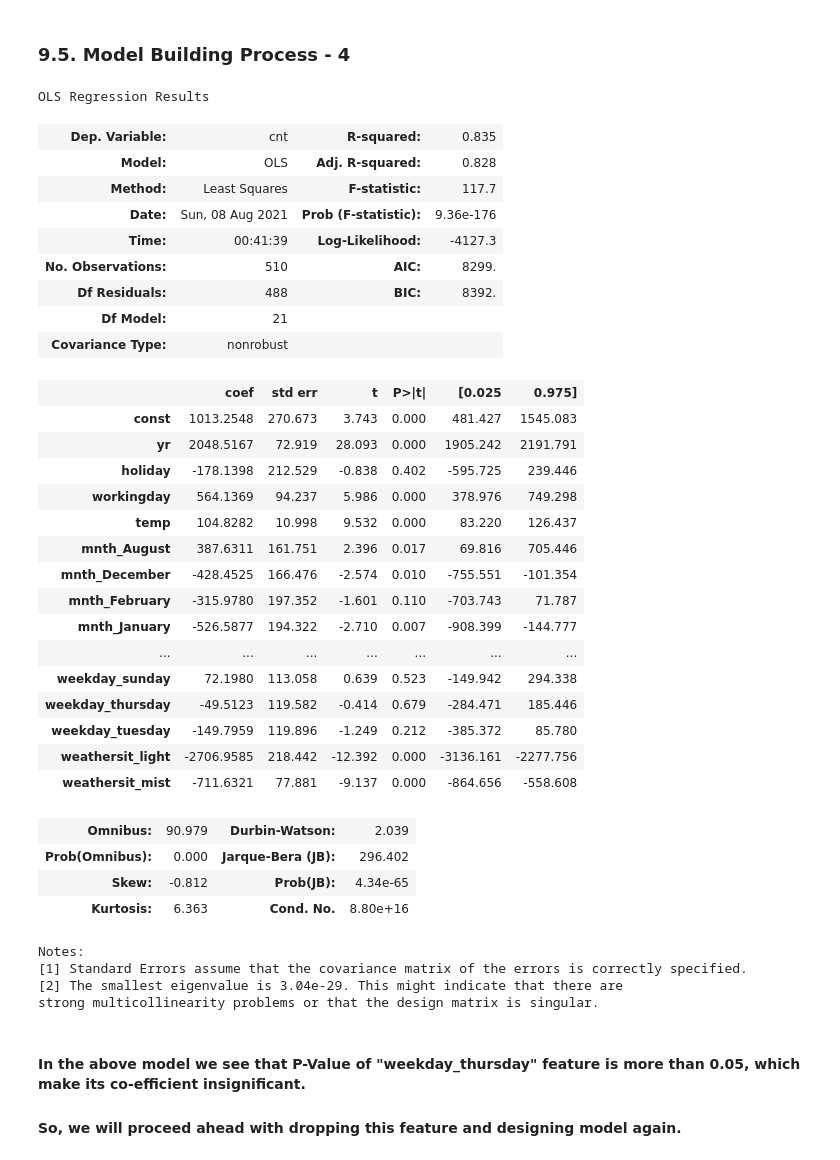
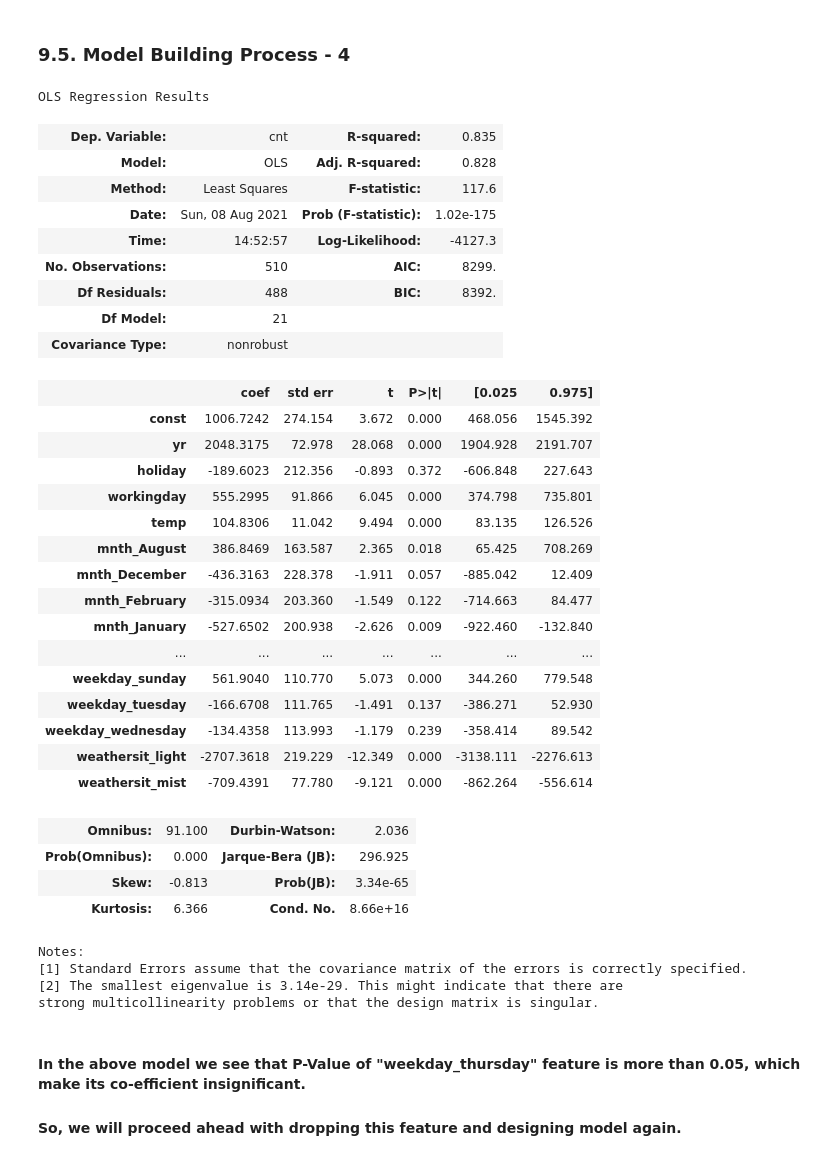
Before and after one commit to akshaykadam100/Bike-Sharing-Assignment, a Jupyter notebook: modelling/Linear-Model-Based-Development.ipynb, the cells around one changed output. Saved outputs shown, nothing was run; the diff lists cells and outputs as text; code cells hidden in the pictures.

```diff
--- a/modelling/Linear-Model-Based-Development.ipynb
+++ b/modelling/Linear-Model-Based-Development.ipynb
@@ -352,8 +352,8 @@ bar_graph_plot_function(data=weekday_dist, graph_title='Average Ride Count Vs. W
 #### As per United States, it is usually considered that 1st day of week is Sunday.
 #### And also from "Working Day Column", we can see that "Working Day" is marked as "1" for values of 1, 2, 3, 4, 5 in "Week day"
 #### From this we can infer that, for weekday column, Sunday is mapped to 0, Monday is mapped to 1 and so on
-# %%
-raw_data['weekday'] = raw_data.weekday.map({0: 'sunday', 1: 'monday', 2: 'tuesday', 3: 'wednesday', 4: 'thursday', 5: 'friday', 6: 'saturday'})
+# %%
+raw_data['weekday'] = raw_data.weekday.map({0: 'monday', 1: 'tuesday', 2: 'wednesday', 3: 'thursday', 4: 'friday', 5: 'saturday', 6: 'sunday'})
 # %%
 raw_data.groupby(by='weekday').weekday.count()
 # %% [output]
@@ -947,46 +947,46 @@ strong multicollinearity problems or that the design matrix is singular.
 # %% [markdown]
 ### 9.5. Model Building Process - 4
 # %%
-col = col.drop(['weekday_wednesday'])
+col = col.drop(['weekday_saturday'])
 X_train_rfe = X_train[col]
 X_train_sm = sm.add_constant(X_train_rfe)
 lr = sm.OLS(y_train, X_train_sm)
 lr_model = lr.fit()
 lr_model.summary()
 # %% [output]
 OLS Regression Results
 | Dep. Variable: | cnt | R-squared: | 0.835 |
 | Model: | OLS | Adj. R-squared: | 0.828 |
-| Method: | Least Squares | F-statistic: | 117.7 |
-| Date: | Sun, 08 Aug 2021 | Prob (F-statistic): | 9.36e-176 |
-| Time: | 00:41:39 | Log-Likelihood: | -4127.3 |
+| Method: | Least Squares | F-statistic: | 117.6 |
+| Date: | Sun, 08 Aug 2021 | Prob (F-statistic): | 1.02e-175 |
+| Time: | 14:52:57 | Log-Likelihood: | -4127.3 |
 | No. Observations: | 510 | AIC: | 8299. |
 | Df Residuals: | 488 | BIC: | 8392. |
 | Df Model: | 21 |  |  |
 | Covariance Type: | nonrobust |  |  |
 |  | coef | std err | t | P>|t| | [0.025 | 0.975] |
-| const | 1013.2548 | 270.673 | 3.743 | 0.000 | 481.427 | 1545.083 |
-| yr | 2048.5167 | 72.919 | 28.093 | 0.000 | 1905.242 | 2191.791 |
-| holiday | -178.1398 | 212.529 | -0.838 | 0.402 | -595.725 | 239.446 |
-| workingday | 564.1369 | 94.237 | 5.986 | 0.000 | 378.976 | 749.298 |
-| temp | 104.8282 | 10.998 | 9.532 | 0.000 | 83.220 | 126.437 |
-| mnth_August | 387.6311 | 161.751 | 2.396 | 0.017 | 69.816 | 705.446 |
-| mnth_December | -428.4525 | 166.476 | -2.574 | 0.010 | -755.551 | -101.354 |
-| mnth_February | -315.9780 | 197.352 | -1.601 | 0.110 | -703.743 | 71.787 |
-| mnth_January | -526.5877 | 194.322 | -2.710 | 0.007 | -908.399 | -144.777 |
+| const | 1006.7242 | 274.154 | 3.672 | 0.000 | 468.056 | 1545.392 |
+| yr | 2048.3175 | 72.978 | 28.068 | 0.000 | 1904.928 | 2191.707 |
+| holiday | -189.6023 | 212.356 | -0.893 | 0.372 | -606.848 | 227.643 |
+| workingday | 555.2995 | 91.866 | 6.045 | 0.000 | 374.798 | 735.801 |
+| temp | 104.8306 | 11.042 | 9.494 | 0.000 | 83.135 | 126.526 |
+| mnth_August | 386.8469 | 163.587 | 2.365 | 0.018 | 65.425 | 708.269 |
+| mnth_December | -436.3163 | 228.378 | -1.911 | 0.057 | -885.042 | 12.409 |
+| mnth_February | -315.0934 | 203.360 | -1.549 | 0.122 | -714.663 | 84.477 |
+| mnth_January | -527.6502 | 200.938 | -2.626 | 0.009 | -922.460 | -132.840 |
 | ... | ... | ... | ... | ... | ... | ... |
-| weekday_sunday | 72.1980 | 113.058 | 0.639 | 0.523 | -149.942 | 294.338 |
-| weekday_thursday | -49.5123 | 119.582 | -0.414 | 0.679 | -284.471 | 185.446 |
-| weekday_tuesday | -149.7959 | 119.896 | -1.249 | 0.212 | -385.372 | 85.780 |
-| weathersit_light | -2706.9585 | 218.442 | -12.392 | 0.000 | -3136.161 | -2277.756 |
-| weathersit_mist | -711.6321 | 77.881 | -9.137 | 0.000 | -864.656 | -558.608 |
+| weekday_sunday | 561.9040 | 110.770 | 5.073 | 0.000 | 344.260 | 779.548 |
+| weekday_tuesday | -166.6708 | 111.765 | -1.491 | 0.137 | -386.271 | 52.930 |
+| weekday_wednesday | -134.4358 | 113.993 | -1.179 | 0.239 | -358.414 | 89.542 |
+| weathersit_light | -2707.3618 | 219.229 | -12.349 | 0.000 | -3138.111 | -2276.613 |
+| weathersit_mist | -709.4391 | 77.780 | -9.121 | 0.000 | -862.264 | -556.614 |
-| Omnibus: | 90.979 | Durbin-Watson: | 2.039 |
-| Prob(Omnibus): | 0.000 | Jarque-Bera (JB): | 296.402 |
-| Skew: | -0.812 | Prob(JB): | 4.34e-65 |
-| Kurtosis: | 6.363 | Cond. No. | 8.80e+16 |
+| Omnibus: | 91.100 | Durbin-Watson: | 2.036 |
+| Prob(Omnibus): | 0.000 | Jarque-Bera (JB): | 296.925 |
+| Skew: | -0.813 | Prob(JB): | 3.34e-65 |
+| Kurtosis: | 6.366 | Cond. No. | 8.66e+16 |
 Notes:
 [1] Standard Errors assume that the covariance matrix of the errors is correctly specified.
-[2] The smallest eigenvalue is 3.04e-29. This might indicate that there are
+[2] The smallest eigenvalue is 3.14e-29. This might indicate that there are
 strong multicollinearity problems or that the design matrix is singular.
 # %% [markdown]
 #### In the above model we see that P-Value of "weekday_thursday" feature is more than 0.05, which make its co-efficient insignificant.
```
Also changed, not shown: parts of 20 cells of this notebook, 5 other files.
